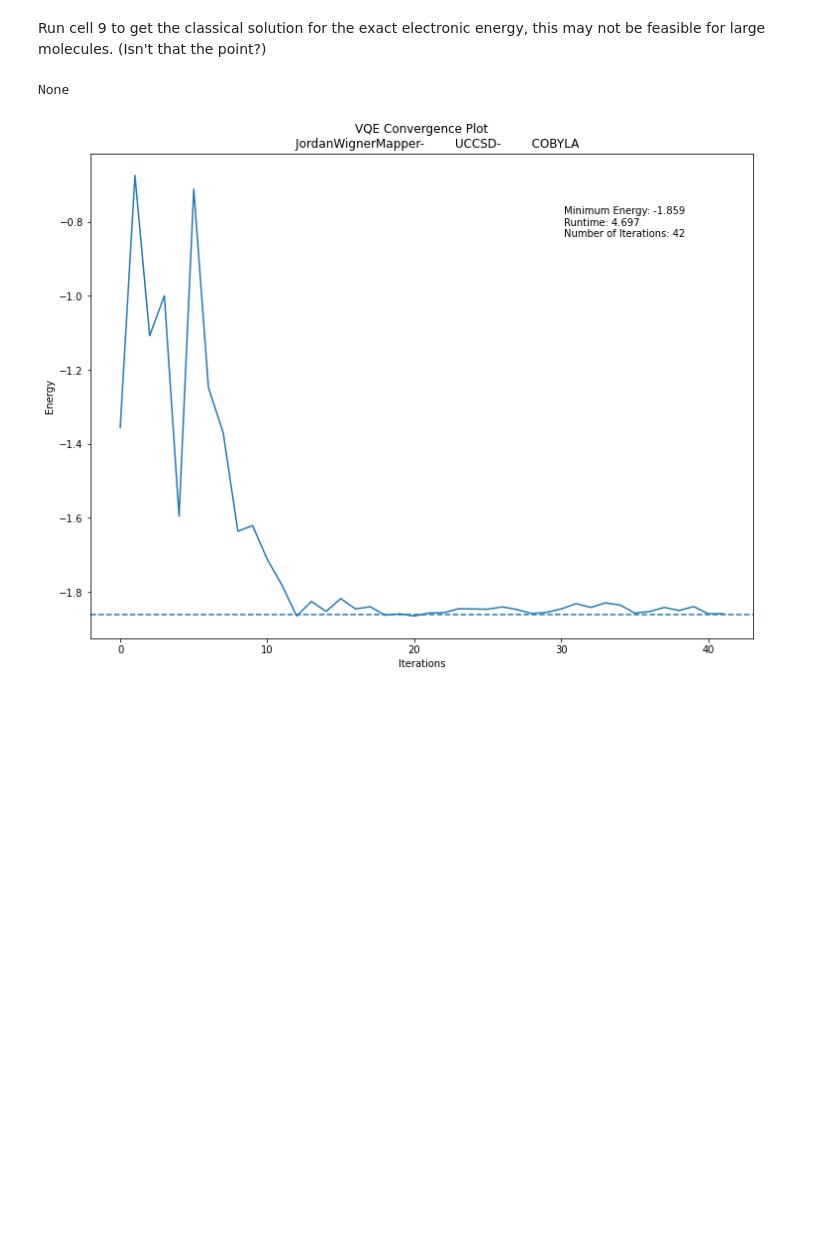
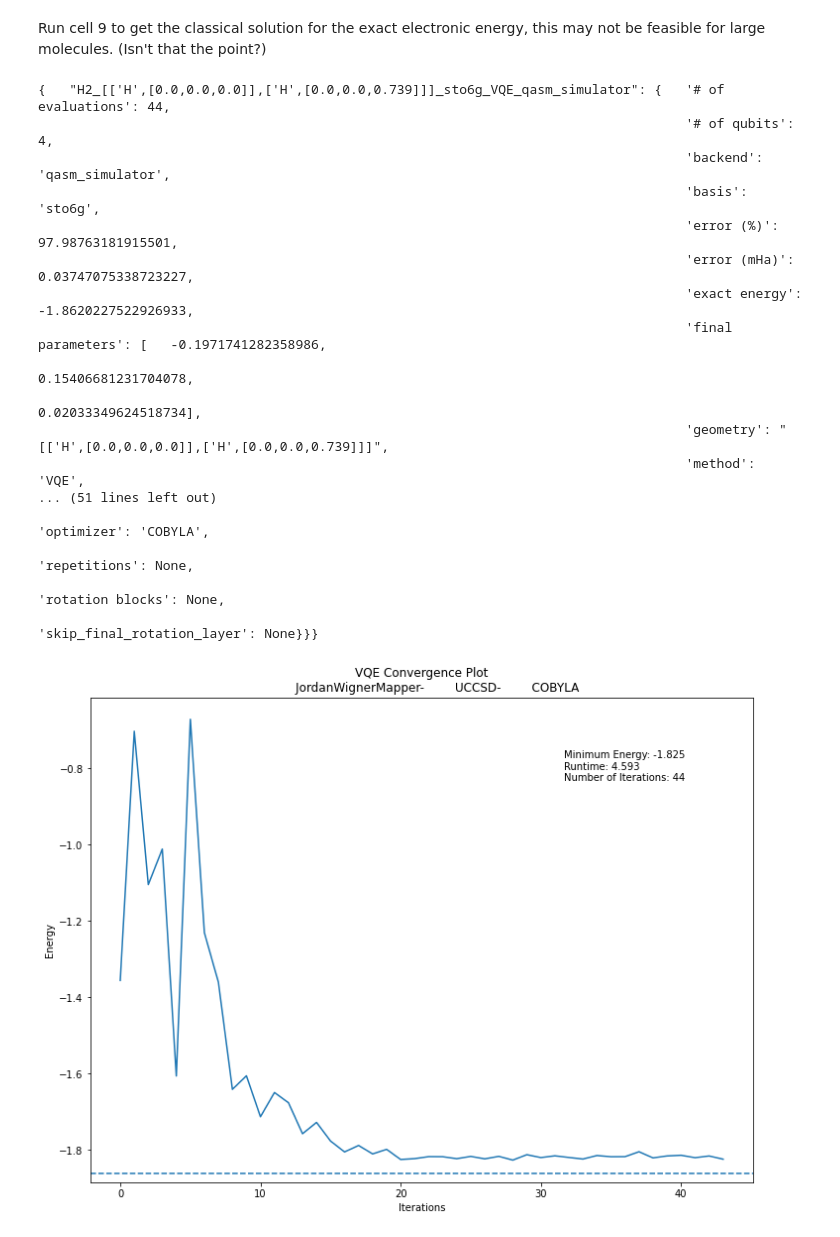
Before and after one commit to vmperrone/Benchmarking-Quantum-Groundstate-Solvers, a Jupyter notebook: main/BenchmarkingTool.ipynb, the cells around one changed output. Drawn from its saved outputs; the diff is of its cells as text; code cells hidden in the pictures; blank space fills up the shorter version.

```diff
--- a/main/BenchmarkingTool.ipynb
+++ b/main/BenchmarkingTool.ipynb
@@ -67,6 +67,8 @@ import math
 import time
 import matplotlib.pyplot as plt
 from IPython.display import display, clear_output
+import pprint
+pp = pprint.PrettyPrinter(indent=4)
 
 #Molecule Drivers
 import pyscf
@@ -244,6 +246,9 @@ def minEnergyResults(problem, result_dict, method, backend):
     with open('experiments/results.json','w') as outfile:
         json.dump(results, outfile, sort_keys=True, indent=4)
 
+    fig.savefig('experiments/'+key+'.png')
+    pp.pprint(result_dict)
+
 problem = Problem(molecule, molecule_name, basis, geometry)
 problem.problemOperators()
 # %% [output]
@@ -348,38 +353,53 @@ result = algorithm.compute_minimum_eigenvalue(problem.q_qubit_op)
 exact_energy = problem.exact_energy
 min_energy = np.real(result.eigenvalue)
 optimal_state = result.eigenstate
 optimal_point = result.optimal_point
 percent_accuracy = 100-np.abs(100*(min_energy-exact_energy)/exact_energy)
 nominal_accuracy = min_energy-exact_energy
 min_energies = values
-key = problem.molecule_name+"_"+problem.geometry+"_"+basis+"_"+method+"_"+backend
+key = problem.molecule_name+"_"+problem.geometry+"_"+basis+"_"+method+"_"+str(backend)
 
 result_dict = {
     key:
         {
         'molecule': problem.molecule_name,
         'geometry': problem.geometry,
         'basis': problem.basis,
         'method': method,
         'backend': str(backend),
         'setup' : param_dict,
         'exact energy': problem.exact_energy,
         'result energy (Ha)': min_energy,
         'error (mHa)': nominal_accuracy,
         'error (%)': percent_accuracy,
         'final parameters': list(optimal_point),
         '# of evaluations': len(min_energies),
         'runtime': result.optimizer_time,
         '# of qubits': int(problem.q_qubit_op.num_qubits),
         'min energies': list(min_energies)
         }
 }
 
-results = minEnergyResults(problem, result_dict, method, backend)
-print(results)
+minEnergyResults(problem, result_dict, method, str(backend))
 # %% [output]
-None
+{   "H2_[['H',[0.0,0.0,0.0]],['H',[0.0,0.0,0.739]]]_sto6g_VQE_qasm_simulator": {   '# of evaluations': 44,
+                                                                                   '# of qubits': 4,
+                                                                                   'backend': 'qasm_simulator',
+                                                                                   'basis': 'sto6g',
+                                                                                   'error (%)': 97.98763181915501,
+                                                                                   'error (mHa)': 0.03747075338723227,
+                                                                                   'exact energy': -1.8620227522926933,
+                                                                                   'final parameters': [   -0.1971741282358986,
+                                                                                                           0.15406681231704078,
+                                                                                                           0.02033349624518734],
+                                                                                   'geometry': "[['H',[0.0,0.0,0.0]],['H',[0.0,0.0,0.739]]]",
+                                                                                   'method': 'VQE',
+... (51 lines left out)
+                                                                                                'optimizer': 'COBYLA',
+                                                                                                'repetitions': None,
+                                                                                                'rotation blocks': None,
+                                                                                                'skip_final_rotation_layer': None}}}
-[figure, old version]
+[figure, new version]
 # %%
 ### QCC method ###
 #set number of Bloch angle and entangler amplitude foldings
```
Also changed, not shown: parts of 9 cells of this notebook, 5 other files.
